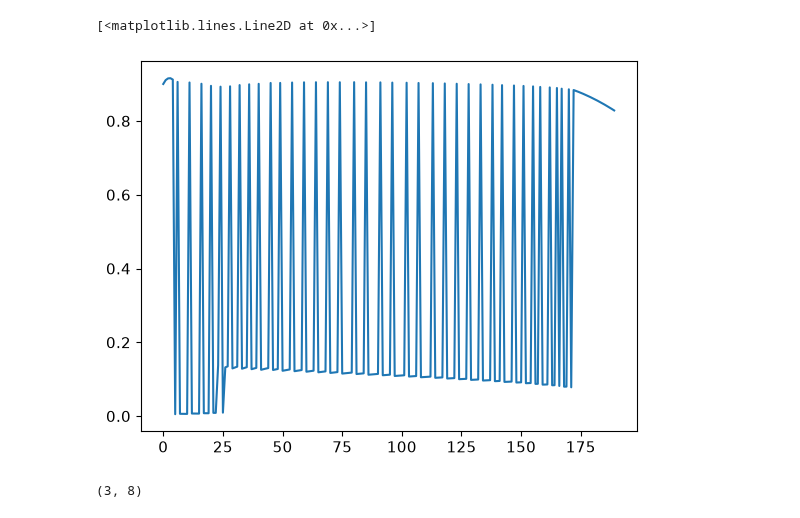
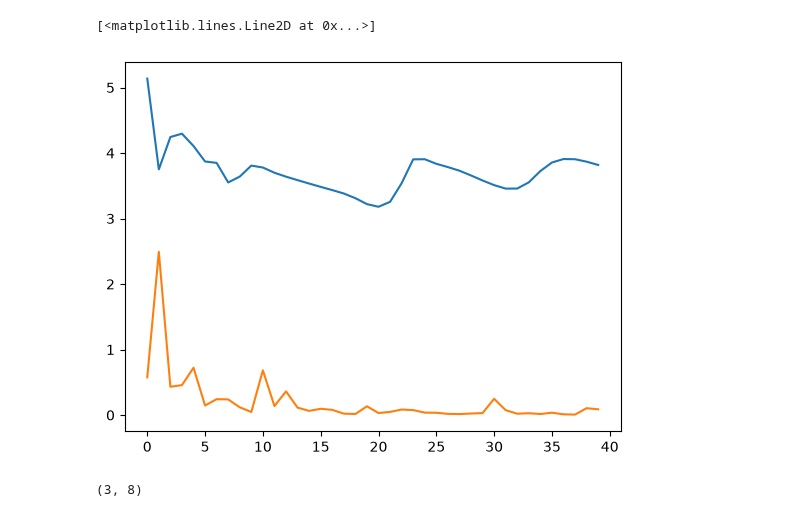
Before and after one commit to shahabsherveh/bayesian_design, a Jupyter notebook: notebooks/main.ipynb, the cells around one changed output. Cells and saved outputs as stored; diff of their text form; code cells hidden in the pictures.

```diff
--- a/notebooks/main.ipynb
+++ b/notebooks/main.ipynb
@@ -5,5 +6,7 @@ from bed.cli.main import run_experiment_from_config
 # %%
-results = run_experiment_from_config('experiment_4')
+results = run_experiment_from_config('experiment_5')
 # %%
-epig_results = results.experiment_results_list[0]
-eig_results  = results.experiment_results_list[1]
+ukf_epig_results = results.experiment_results_list[0]
+ukf_eig_results  = results.experiment_results_list[1]
+ekf_epig_results = results.experiment_results_list[2]
+ekf_eig_results  = results.experiment_results_list[3]
@@ -34,5 +69,6 @@ plt.plot(eig_results.rmse_glob)
 # %%
-plt.plot(epig_results.crit_values)
+plt.plot(ukf_epig_results.crit_values)
+plt.plot(ekf_epig_results.crit_values)
 # %% [output]
 [<matplotlib.lines.Line2D at 0x...>]
-[figure, old version]
+[figure, new version]
```
Also changed, not shown: parts of 12 cells of this notebook, 6 other files.
